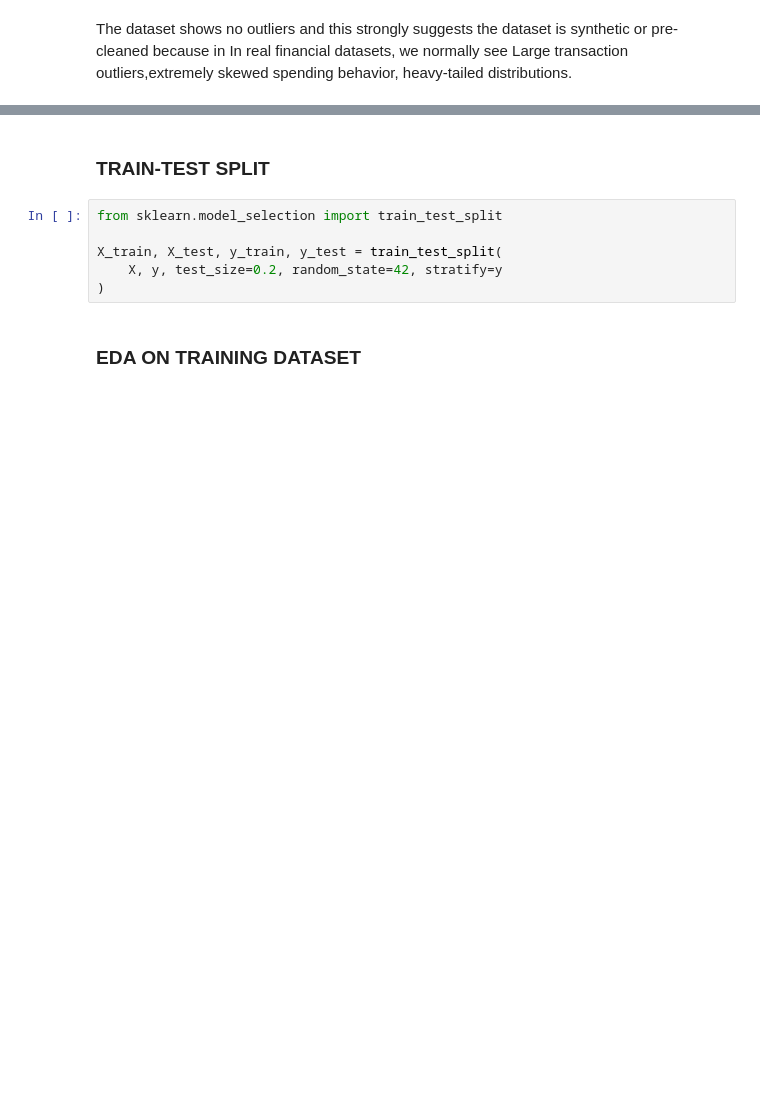
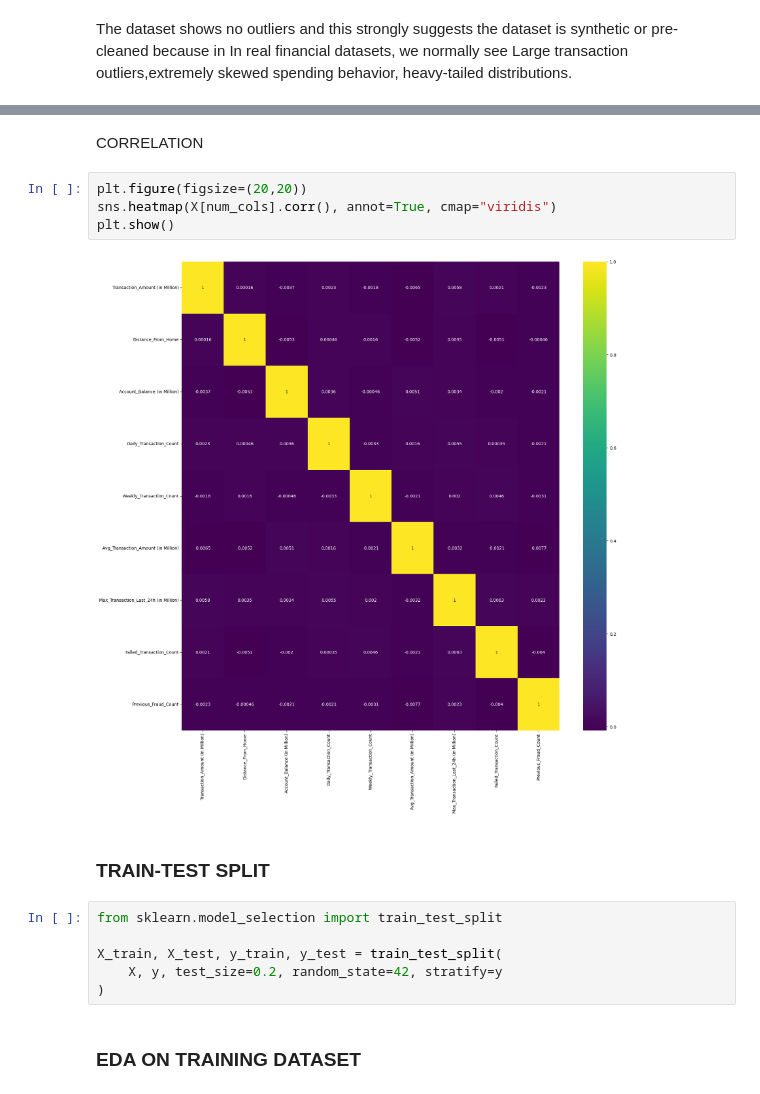
Before and after one commit to MercyMburu/Capstone_Project_ML1, a Jupyter notebook: fraud_detection.ipynb, the cells around one changed output, grey strips where cells are left out. Cells and saved outputs as stored; diff of their text form; blank space fills up the shorter version.

```diff
--- a/fraud_detection.ipynb
+++ b/fraud_detection.ipynb
@@ -123,3 +129,11 @@ AttributeError: 'Index' object has no attribute 'columns'
+# %% [markdown]
+CORRELATION
+# %%
+plt.figure(figsize=(20,20))
+sns.heatmap(X[num_cols].corr(), annot=True, cmap="viridis")
+plt.show()
+# %% [output]
+[figure, added]
 # %% [markdown]
 ### TRAIN-TEST SPLIT
 # %%
```
Also changed, not shown: parts of 67 cells of this notebook, 1 other file.
